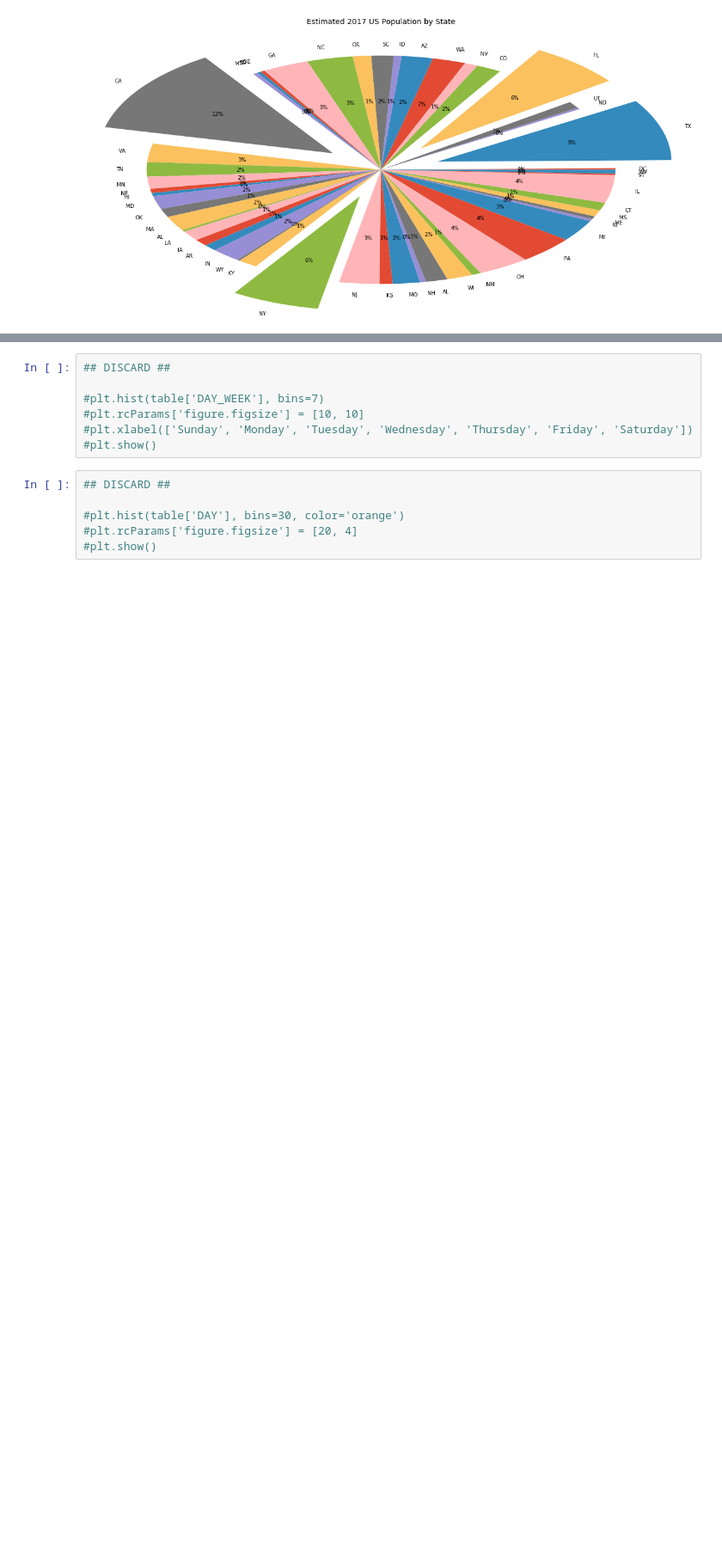
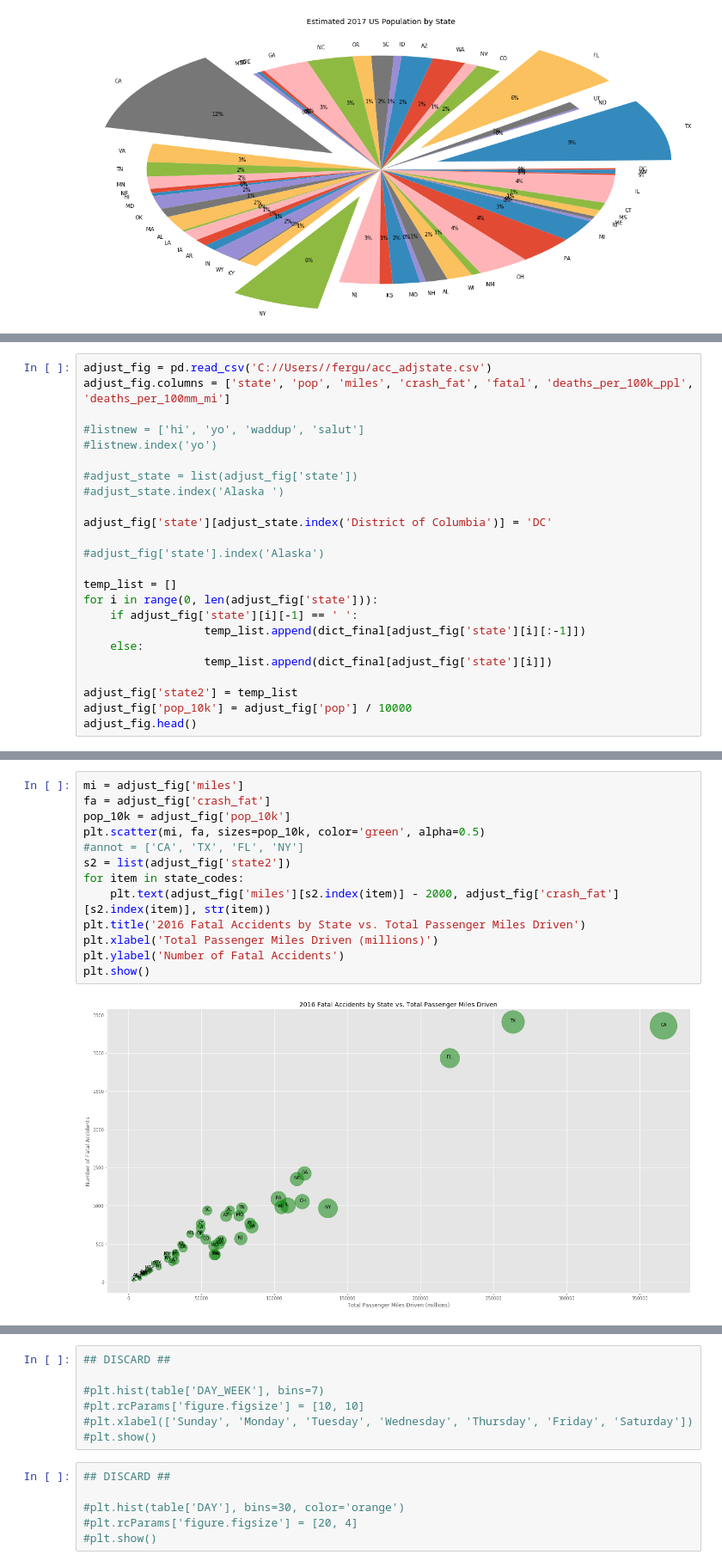
Before and after one commit to maf5509/accident_capstone, a Jupyter notebook: Untitled.ipynb, the cells around one changed output, grey strips where cells are left out. Shown at 86% size. Drawn from its saved outputs; the diff is of its cells as text; blank space fills up the shorter version.

```diff
--- a/Untitled.ipynb
+++ b/Untitled.ipynb
@@ -373,0 +376,24 @@ See the caveats in the documentation: http://pandas.pydata.org/pandas-docs/stabl
+# %%
+adjust_fig = pd.read_csv('C://Users//fergu/acc_adjstate.csv')
+adjust_fig.columns = ['state', 'pop', 'miles', 'crash_fat', 'fatal', 'deaths_per_100k_ppl', 'deaths_per_100mm_mi']
+
+#listnew = ['hi', 'yo', 'waddup', 'salut']
+#listnew.index('yo')
+
+#adjust_state = list(adjust_fig['state'])
+#adjust_state.index('Alaska ')
+
+adjust_fig['state'][adjust_state.index('District of Columbia')] = 'DC'
+
+#adjust_fig['state'].index('Alaska')
+
+temp_list = []
+for i in range(0, len(adjust_fig['state'])):
+    if adjust_fig['state'][i][-1] == ' ':
+                  temp_list.append(dict_final[adjust_fig['state'][i][:-1]])
+    else:
+                  temp_list.append(dict_final[adjust_fig['state'][i]])
+
+adjust_fig['state2'] = temp_list
+adjust_fig['pop_10k'] = adjust_fig['pop'] / 10000
+adjust_fig.head()
@@ -373,0 +411,15 @@ See the caveats in the documentation: http://pandas.pydata.org/pandas-docs/stabl
+# %%
+mi = adjust_fig['miles']
+fa = adjust_fig['crash_fat']
+pop_10k = adjust_fig['pop_10k']
+plt.scatter(mi, fa, sizes=pop_10k, color='green', alpha=0.5)
+#annot = ['CA', 'TX', 'FL', 'NY']
+s2 = list(adjust_fig['state2'])
+for item in state_codes:
+    plt.text(adjust_fig['miles'][s2.index(item)] - 2000, adjust_fig['crash_fat'][s2.index(item)], str(item))
+plt.title('2016 Fatal Accidents by State vs. Total Passenger Miles Driven')
+plt.xlabel('Total Passenger Miles Driven (millions)')
+plt.ylabel('Number of Fatal Accidents')
+plt.show()
+# %% [output]
+[figure, added]
```
Also changed, not shown: parts of 14 cells of this notebook.
